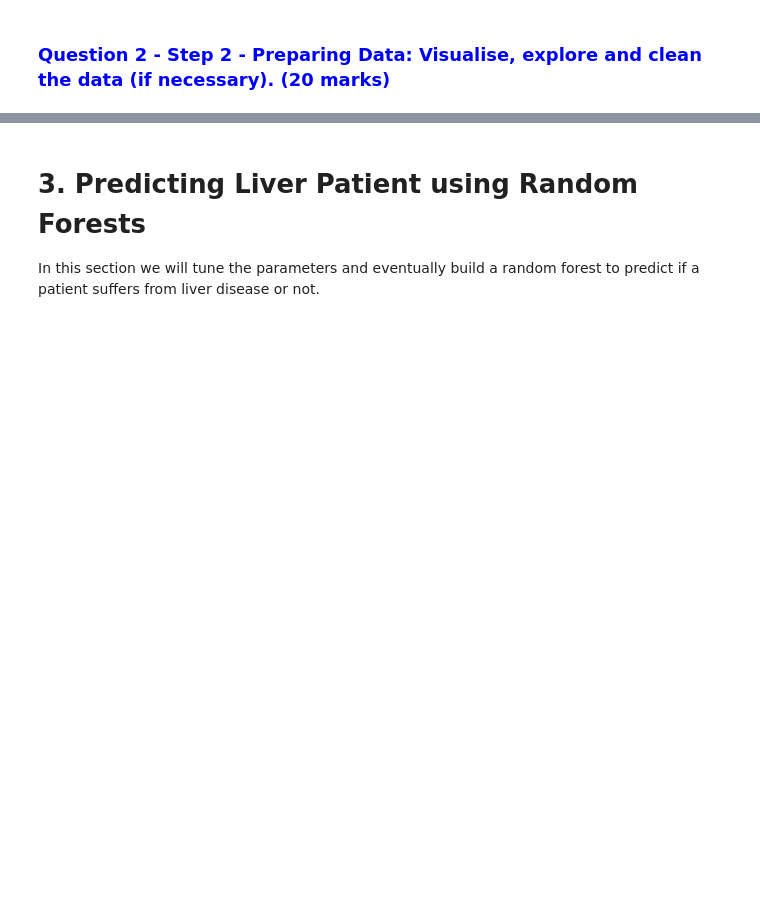
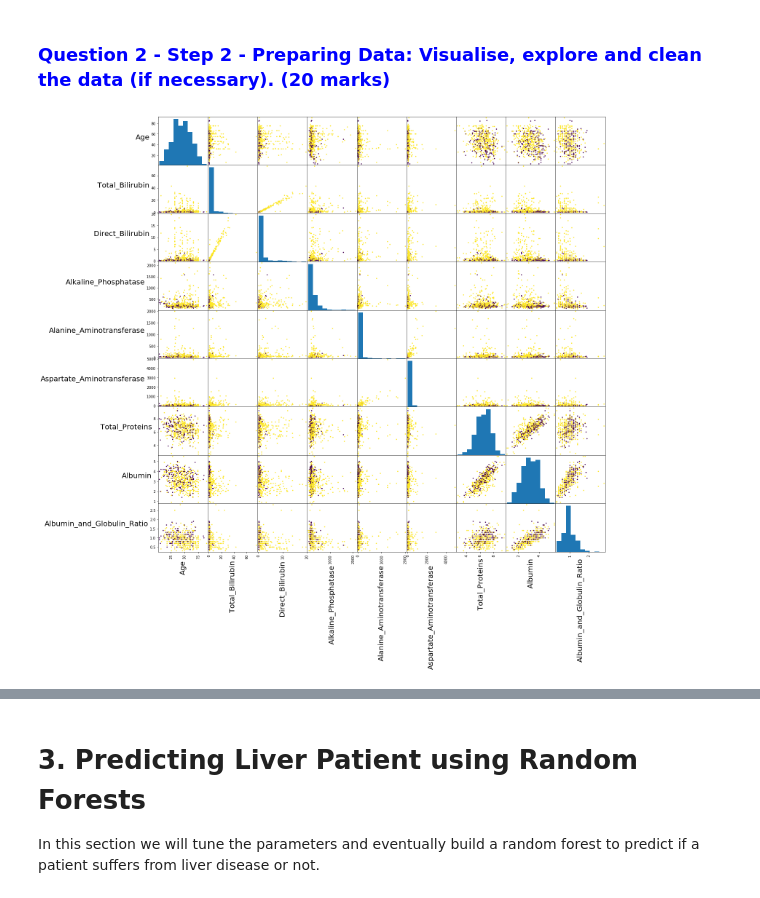
Before and after one commit to akruskal/Random_forest_ML_Python, a Jupyter notebook: Chapter04-Assessment.ipynb, the cells around one changed output, grey strips where cells are left out. Saved outputs shown, nothing was run; the diff lists cells and outputs as text; code cells hidden in the pictures; blank space fills up the shorter version.

```diff
--- a/Chapter04-Assessment.ipynb
+++ b/Chapter04-Assessment.ipynb
@@ -128,0 +129,25 @@ y = liver[['liver_patient']].values
+# %%
+# Write Python code here:
+# Minimum of 3 plots and 1 descriptive table
+import matplotlib.pyplot as plt
+
+# help: https://pandas.pydata.org/pandas-docs/stable/reference/api/pandas.plotting.scatter_matrix.html
+sm=pd.plotting.scatter_matrix(X.iloc[:, 0:31], c=liver.liver_patient, alpha=1, figsize=(22,22));
+
+# Change labels and tickslabels sizes:
+# help: https://matplotlib.org/api/text_api.html#matplotlib.text.Text
+#y ticklabels
+a=[plt.setp(item.yaxis.get_majorticklabels(), 'size', 10) for item in sm.ravel()]
+#x ticklabels
+b=[plt.setp(item.xaxis.get_majorticklabels(), 'size', 10) for item in sm.ravel()]
+#y labels
+c=[plt.setp(item.yaxis.get_label(), 'size', 20) for item in sm.ravel()]
+#x labels
+d=[plt.setp(item.xaxis.get_label(), 'size', 20) for item in sm.ravel()]
+
+for ax in plt.gcf().axes:
+    plt.sca(ax)
+    plt.xlabel(ax.get_xlabel(), rotation=90)
+    plt.ylabel(ax.get_ylabel(), rotation=0, horizontalalignment='right')
+# %% [output]
+[figure, added]
```
Also changed, not shown: parts of 21 cells of this notebook, 2 other files.
